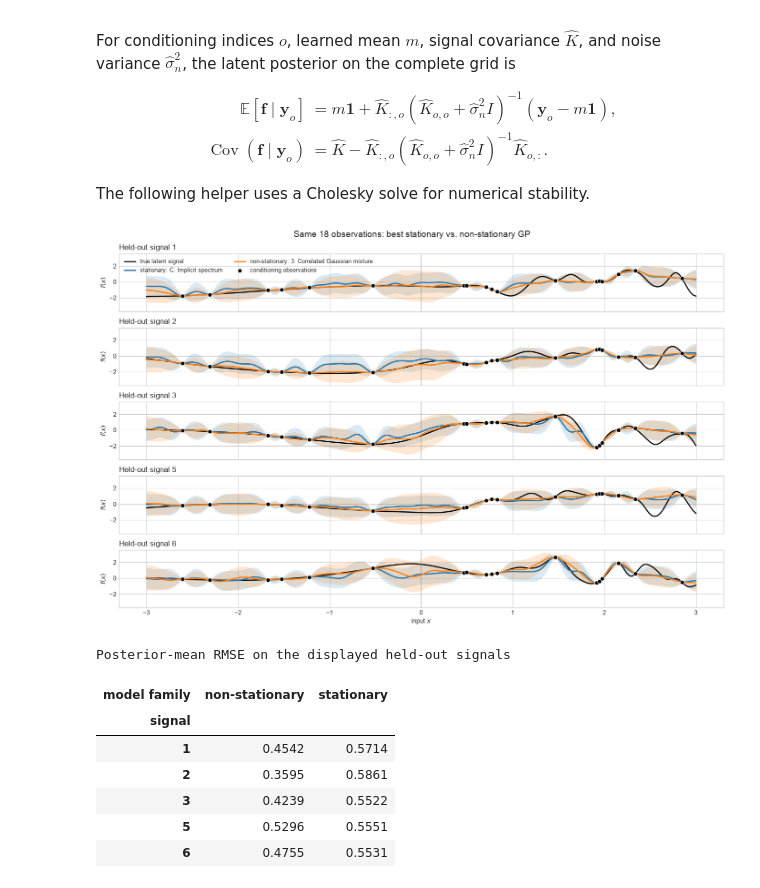
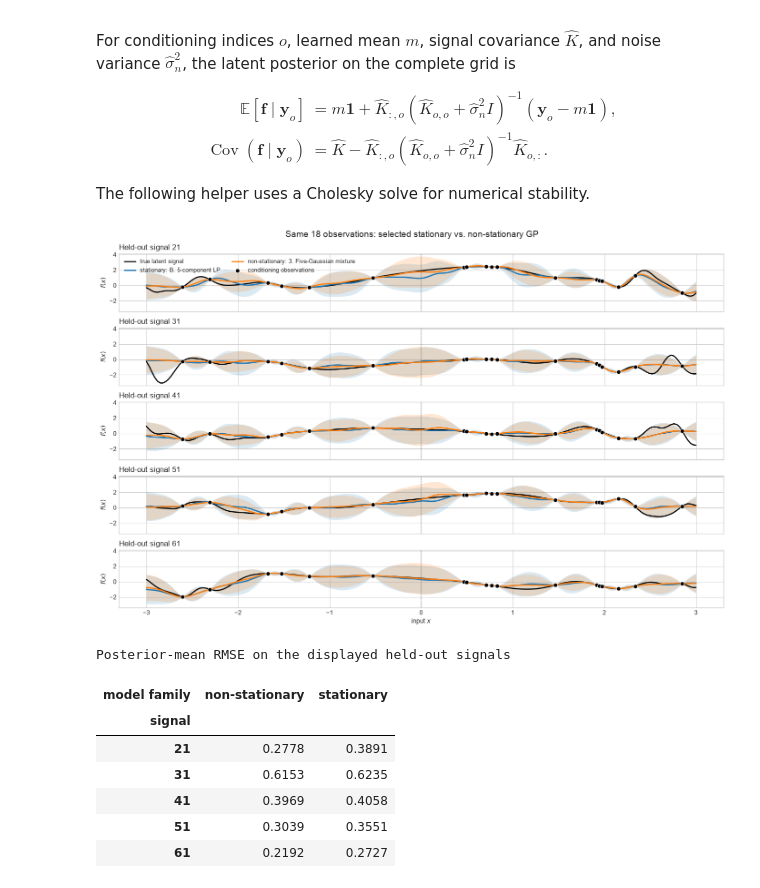
Before and after one commit to OLMOS-PM/GPPS_2026, a Jupyter notebook: 5-gp_nonstationary_kernels.ipynb, the cells around one changed output. Drawn from its saved outputs; the diff is of its cells as text; code cells hidden in the pictures.

```diff
--- a/5-gp_nonstationary_kernels.ipynb
+++ b/5-gp_nonstationary_kernels.ipynb
@@ -735,7 +740,8 @@ The generator can represent nonlinear dependence and non-Gaussian, multimodal jo
 # %%
 paired_implicit_kernel = PairedImplicitRFFKernel(
-    noise_dimension=8, num_pairs=num_paired_frequencies,
-    hidden_features=(64, 64), initial_frequency_scale=5.0, seed=seed + 204,
+    noise_dimension=20, num_pairs=num_paired_frequencies,
+    hidden_features=(64, 64, 64, 64),  # four hidden MLP layers
+    initial_frequency_scale=5.0, seed=seed + 204,
 )
 paired_implicit_model, paired_implicit_likelihood = build_paired_spectral_gp(
     train_x_tensor, fit_curves_tensor, paired_implicit_kernel,
@@ -744,7 +750,7 @@ paired_implicit_model, paired_implicit_likelihood = build_paired_spectral_gp(
 paired_implicit_history = train_paired_spectral_gp(
     paired_implicit_model, paired_implicit_likelihood,
     train_x_tensor, fit_curves_tensor,
-    num_steps=1000, learning_rate=0.004, frequency_penalty_weight=1e-5,
+    num_steps=1000, learning_rate=0.004, frequency_penalty_weight=1e-7,
     print_every=100,
 )
 # %% [output]
@@ -767,7 +773,7 @@ We use the same metrics as in the stationary experiment. The covariance errors e
 paired_models = {
     "1. Independent Gaussian": (independent_model, independent_likelihood),
     "2. Correlated Gaussian": (correlated_model, correlated_likelihood),
-    "3. Correlated Gaussian mixture": (mixture_model, mixture_likelihood),
+    "3. Five-Gaussian mixture": (mixture_model, mixture_likelihood),
     "4. Implicit neural": (paired_implicit_model, paired_implicit_likelihood),
 }
 
@@ -780,8 +786,8 @@ for name, (model, likelihood) in paired_models.items():
         "model": name,
         "relative kernel error": relative_frobenius(covariance, K),
         "mean absolute error": np.mean(np.abs(covariance - K)),
-        "left-block error": relative_frobenius(covariance[left_block], K[left_block]),
-        "right-block error": relative_frobenius(covariance[right_block], K[right_block]),
+        "smooth-block error": relative_frobenius(covariance[smooth_block], K[smooth_block]),
+        "rough-block error": relative_frobenius(covariance[rough_block], K[rough_block]),
         "test NLL / observation": paired_mean_negative_log_likelihood(
             model, likelihood, train_x_tensor, test_curves_tensor
         ),
@@ -829,7 +835,7 @@ ax.plot(mixture_history.loss, label="correlated Gaussian mixture")
 ax.plot(paired_implicit_history.loss, label="implicit neural")
 ax.set(xlabel="optimization step", ylabel="negative marginal log likelihood",
        title="Training the paired spectral models")
-ax.set_ylim(-1.5,5)
+ax.set_ylim(-1.5,0)
 ax.legend()
 fig.tight_layout()
 plt.show()
@@ -931,7 +959,7 @@ conditioning_indices = np.sort(
     prediction_rng.choice(n_points, size=num_conditioning_points, replace=False)
 )
 conditioning_x = x[conditioning_indices]
-selected_test_rows = [0, 1, 2, 4, 5]
+selected_test_rows = [20, 30, 40, 50, 60]  # five test signals to visualize
 # %%
 stationary_color = "tab:blue"
 nonstationary_color = "tab:orange"
@@ -946,62 +974,62 @@ for panel, test_row in enumerate(selected_test_rows):
     conditioning_y = noisy_test_signal[conditioning_indices]
 
     stationary_mean, stationary_std = condition_learned_gp(
-        best_stationary_model, best_stationary_likelihood, train_x_tensor,
+        selected_stationary_model, selected_stationary_likelihood, train_x_tensor,
         conditioning_indices, conditioning_y,
     )
     nonstationary_mean, nonstationary_std = condition_learned_gp(
-        best_nonstationary_model, best_nonstationary_likelihood, train_x_tensor,
+        selected_nonstationary_model, selected_nonstationary_likelihood, train_x_tensor,
         conditioning_indices, conditioning_y,
     )
 
     ax.plot(x, latent_test_signal, color="black", linewidth=1.8, label="true latent signal")
     ax.plot(x, stationary_mean, color=stationary_color, linewidth=2.0,
-            label=f"stationary: {best_stationary_name}")
+            label=f"stationary: {selected_stationary_name}")
     ax.fill_between(
         x, stationary_mean - 1.96 * stationary_std, stationary_mean + 1.96 * stationary_std,
         color=stationary_color, alpha=0.16, linewidth=0,
     )
     ax.plot(x, nonstationary_mean, color=nonstationary_color, linewidth=2.0,
-            label=f"non-stationary: {best_nonstationary_name}")
+            label=f"non-stationary: {selected_nonstationary_name}")
     ax.fill_between(
         x, nonstationary_mean - 1.96 * nonstationary_std,
         nonstationary_mean + 1.96 * nonstationary_std,
         color=nonstationary_color, alpha=0.18, linewidth=0,
     )
     ax.scatter(conditioning_x, conditioning_y, color="black", edgecolor="white",
                linewidth=0.7, s=42, zorder=5, label="conditioning observations")
     ax.axvline(0.0, color="0.4", linestyle="--", linewidth=0.8, alpha=0.6)
     ax.set_ylabel(r"$f(x)$")
     ax.set_title(f"Held-out signal {test_row + 1}", loc="left")
 
     prediction_rows.extend([
         {"signal": test_row + 1, "model family": "stationary",
          "RMSE to latent signal": np.sqrt(np.mean((stationary_mean - latent_test_signal)**2))},
         {"signal": test_row + 1, "model family": "non-stationary",
          "RMSE to latent signal": np.sqrt(np.mean((nonstationary_mean - latent_test_signal)**2))},
     ])
 
 axes[0].legend(ncol=2, fontsize=9, loc="upper left")
 axes[-1].set_xlabel(r"input $x$")
 fig.suptitle(
-    f"Same {num_conditioning_points} observations: best stationary vs. non-stationary GP",
+    f"Same {num_conditioning_points} observations: selected stationary vs. non-stationary GP",
     fontsize=14,
 )
 fig.tight_layout()
 plt.show()
 
 prediction_table = pd.DataFrame(prediction_rows)
 display(prediction_table.pivot(index="signal", columns="model family",
                                values="RMSE to latent signal").style.format(precision=4).set_caption(
     "Posterior-mean RMSE on the displayed held-out signals"
 ))
 # %% [output]
-[figure, old version]
+[figure, new version]
 Posterior-mean RMSE on the displayed held-out signals
 | model family | non-stationary | stationary |
 | signal |  |  |
-| 1 | 0.4542 | 0.5714 |
-| 2 | 0.3595 | 0.5861 |
-| 3 | 0.4239 | 0.5522 |
-| 5 | 0.5296 | 0.5551 |
-| 6 | 0.4755 | 0.5531 |
+| 21 | 0.2778 | 0.3891 |
+| 31 | 0.6153 | 0.6235 |
+| 41 | 0.3969 | 0.4058 |
+| 51 | 0.3039 | 0.3551 |
+| 61 | 0.2192 | 0.2727 |
```
Also changed, not shown: parts of 39 cells of this notebook.
